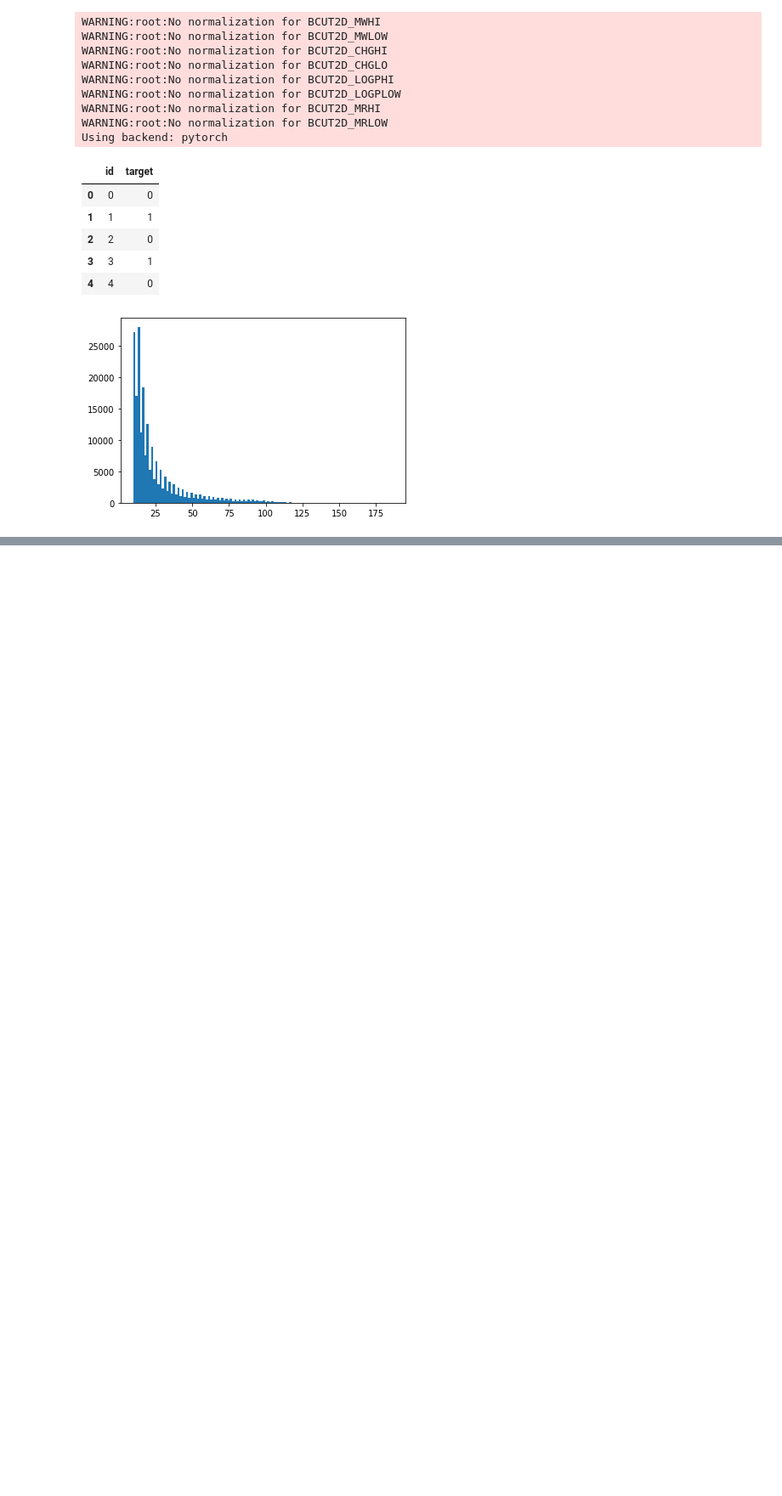
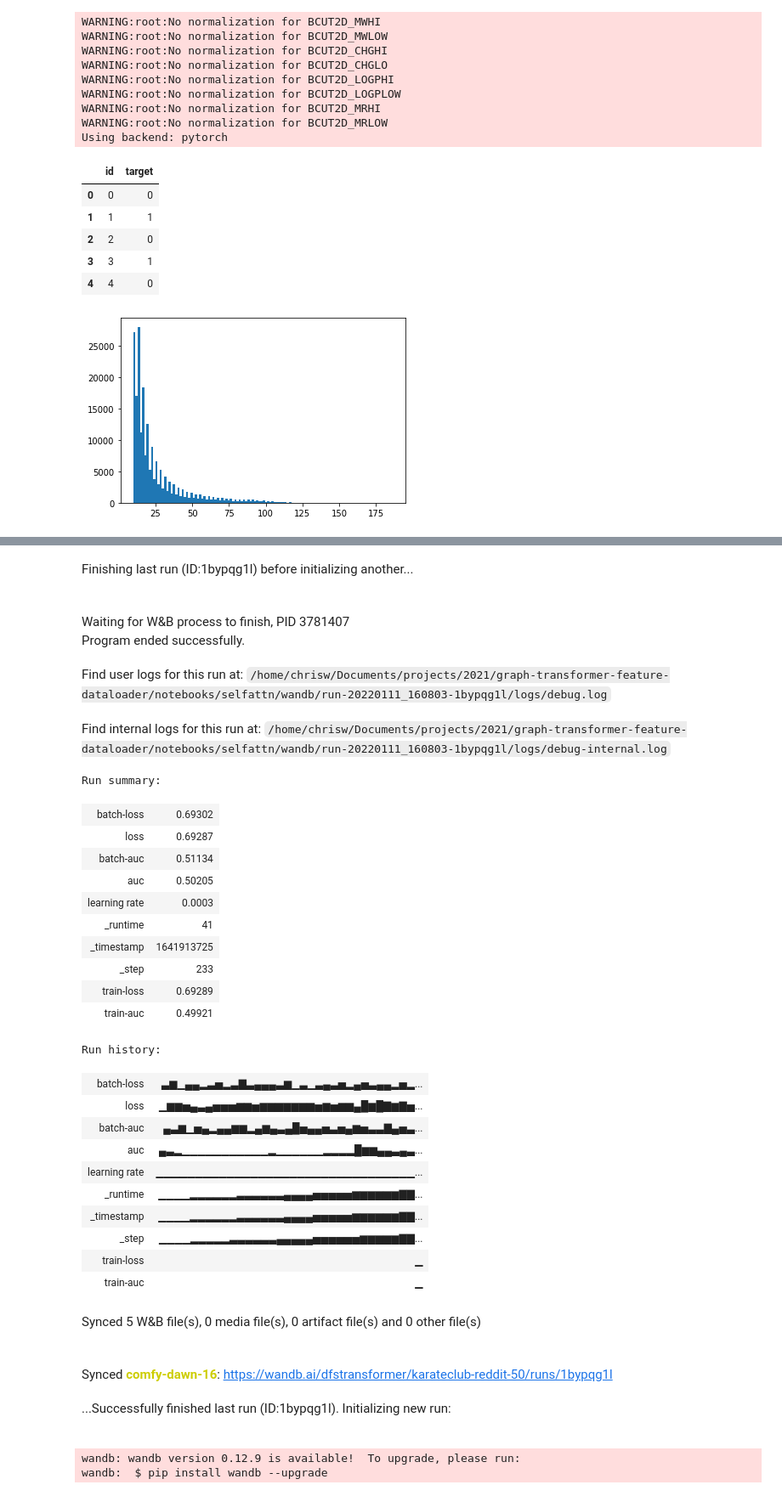
Before and after one commit to wendlerc/dfs-graph-transformer, a Jupyter notebook: notebooks/selfattn/Karate Club Graph Property Prediction.ipynb, the cells around one changed output, grey strips where cells are left out. Shown at 85% size. Saved outputs shown, nothing was run; the diff lists cells and outputs as text; code cells hidden in the pictures; blank space fills up the shorter version.

Commit message:
tried to make karate example work...
Signed-off-by: Chris Wendler <chris.wendler@inf.ethz.ch>

Former-commit-id: 12daa079afdf1b54185d09e105e9c8ddb0e7c3ff

```diff
--- a/notebooks/selfattn/Karate Club Graph Property Prediction.ipynb
+++ b/notebooks/selfattn/Karate Club Graph Property Prediction.ipynb
@@ -62,5 +78,5 @@ plt.show()
 # %%
-def graph2labelledgraph(graph):
+def graph2labelledgraph(graph, use_dummy=False):
     graph = deepcopy(graph)
     node_ids = np.unique(graph).tolist()
     dummy = max(node_ids) + 1
@@ -72,11 +88,11 @@ def graph2labelledgraph(graph):
         edgeindex += [[e[1], e[0]]]
         edge_labels += [0]
 
-
-    for idx in node_ids:
-        edgeindex += [[idx, dummy], [dummy, idx]]
-        edge_labels += [1, 1]
-    node_ids += [dummy]
+    if use_dummy:
+        for idx in node_ids:
+            edgeindex += [[idx, dummy], [dummy, idx]]
+            edge_labels += [1, 1]
+        node_ids += [dummy]
 
     edgeindex = np.asarray(edgeindex).T
 
@@ -93,7 +128,7 @@ edgeindex, vlabels, elabels = graph2labelledgraph(graph)
 code2, index2 = dfs_code.rnd_dfs_code_from_edgeindex(*graph2labelledgraph(graph))
 # %%
 class KarateClubDataset(Dataset):
-    def __init__(self, graph_file, label_file, max_n = None, max_edges=110):
+    def __init__(self, graph_file, label_file, max_n = None, max_edges=50):
         self.graph_file = graph_file
         self.label_file = label_file
         with open(graph_file, 'r') as f:
@@ -130,12 +165,12 @@ class KarateClubDataset(Dataset):
                                                                                 label_list))):
             node_features = F.one_hot(torch.tensor(vlabels), num_classes=maxdegree+1).float()
             edge_features = F.one_hot(torch.tensor(elabels), num_classes=2).float()
-            code, index = dfs_code.rnd_dfs_code_from_edgeindex(edgeindex, vlabels, elabels)
+            #code, index = dfs_code.rnd_dfs_code_from_edgeindex(edgeindex, vlabels, elabels)
             self.data += [ConfigDict({"node_labels":torch.tensor(vlabels),
                                     "edge_labels":torch.tensor(elabels),
                                     "edge_index":torch.tensor(edgeindex, dtype=torch.long),
-                                    "min_dfs_code":torch.tensor(code),
-                                    "min_dfs_index":torch.tensor(index, dtype=torch.long),
+                                    #"min_dfs_code":torch.tensor(code),
+                                    #"min_dfs_index":torch.tensor(index, dtype=torch.long),
                                     "node_features":node_features,
                                     "edge_features":edge_features,
                                     "y": torch.tensor(label, dtype=torch.float32),
@@ -147,7 +182,7 @@ class KarateClubDataset(Dataset):
     def __getitem__(self, idx):
         return self.data[idx]
 # %%
-dataset = KarateClubDataset(graph_file, label_file, max_n=10000)
+dataset = KarateClubDataset(graph_file, label_file, max_n=n_samples, max_edges=max_edges)
 # %%
 len(dataset)
 # %% [output]
@@ -243,9 +279,15 @@ m["n_edge_features"] = 2
 m["nlayers"] = 3
 m["emb_dim"] = 50
 m["nhead"] = 10
-m["max_edges"] = 110
+m["max_edges"] = max_edges
 m["max_nodes"] = 60
 m["dim_feedforward"] = 4*m["emb_dim"]
+m["batch_size"] = batch_size
+m["rep"] = rep
+m["max_edges"] = max_edges
+m["n_samples"] = n_samples
+m["encoder_class"] = "DFSCodeEncoderLSTM"
+
 
 encoder = DFSCodeSeq2SeqFC(**m)
 model = TransformerPlusHead(encoder, 1)
@@ -255,3 +297,39 @@ def loss(pred, y, ce=ce):
 
 def auc(pred, y):
     return roc_auc_score(y.detach().cpu().numpy(), pred[:, 0].detach().cpu().numpy())
+# %%
+run = wandb.init(mode="online", project="karateclub-reddit-50", entity="dfstransformer",
+                 config=m.to_dict(), job_type="evaluation")
+# %% [output]
+Finishing last run (ID:1bypqg1l) before initializing another...
+Waiting for W&B process to finish, PID 3781407
+Program ended successfully.
+Find user logs for this run at: /home/chrisw/Documents/projects/2021/graph-transformer-feature-dataloader/notebooks/selfattn/wandb/run-20220111_160803-1bypqg1l/logs/debug.log
+Find internal logs for this run at: /home/chrisw/Documents/projects/2021/graph-transformer-feature-dataloader/notebooks/selfattn/wandb/run-20220111_160803-1bypqg1l/logs/debug-internal.log
+Run summary:
+| batch-loss | 0.69302 |
+| loss | 0.69287 |
+| batch-auc | 0.51134 |
+| auc | 0.50205 |
+| learning rate | 0.0003 |
+| _runtime | 41 |
+| _timestamp | 1641913725 |
+| _step | 233 |
+| train-loss | 0.69289 |
+| train-auc | 0.49921 |
+Run history:
+| batch-loss | ▃▆▁▄▄▂▃▅▂▃▇▃▄▄▄▃▆▁▃▁▃▄▃▅▂▄▅▃▄▄▂▅▂... |
+| loss | ▁▆▆▅▄▃▄▅▅▅▆▆▅▆▆▆▆▆▆▆▅▆▅▆▆▄█▆█▇▆▇▅... |
+| batch-auc | ▄▃▆▁▅▄▂▄▄▆▆▂▄▆▄▃▄█▅▄▄▅▃▅▄▆▅▃▃▇▄▅▃... |
+| auc | ▄▃▂▁▁▁▁▁▁▁▁▁▁▁▂▁▁▁▁▁▁▂▂▂▂█▆▆▄▄▃▄▃... |
+| learning rate | ▁▁▁▁▁▁▁▁▁▁▁▁▁▁▁▁▁▁▁▁▁▁▁▁▁▁▁▁▁▁▁▁▁... |
+| _runtime | ▁▁▁▁▂▂▂▂▂▂▃▃▃▃▃▃▄▄▄▄▅▅▅▅▅▆▆▆▆▆▆▇▇... |
+| _timestamp | ▁▁▁▁▂▂▂▂▂▂▃▃▃▃▃▃▄▄▄▄▅▅▅▅▅▆▆▆▆▆▆▇▇... |
+| _step | ▁▁▁▁▂▂▂▂▂▃▃▃▃▃▃▄▄▄▄▄▅▅▅▅▅▅▆▆▆▆▆▇▇... |
+| train-loss | ▁ |
+| train-auc | ▁ |
+Synced 5 W&B file(s), 0 media file(s), 0 artifact file(s) and 0 other file(s)
+Synced comfy-dawn-16: https://wandb.ai/dfstransformer/karateclub-reddit-50/runs/1bypqg1l
+...Successfully finished last run (ID:1bypqg1l). Initializing new run:
+wandb: wandb version 0.12.9 is available!  To upgrade, please run:
+wandb:  $ pip install wandb --upgrade
```
Also changed, not shown: parts of 15 cells of this notebook, 4 other files.
